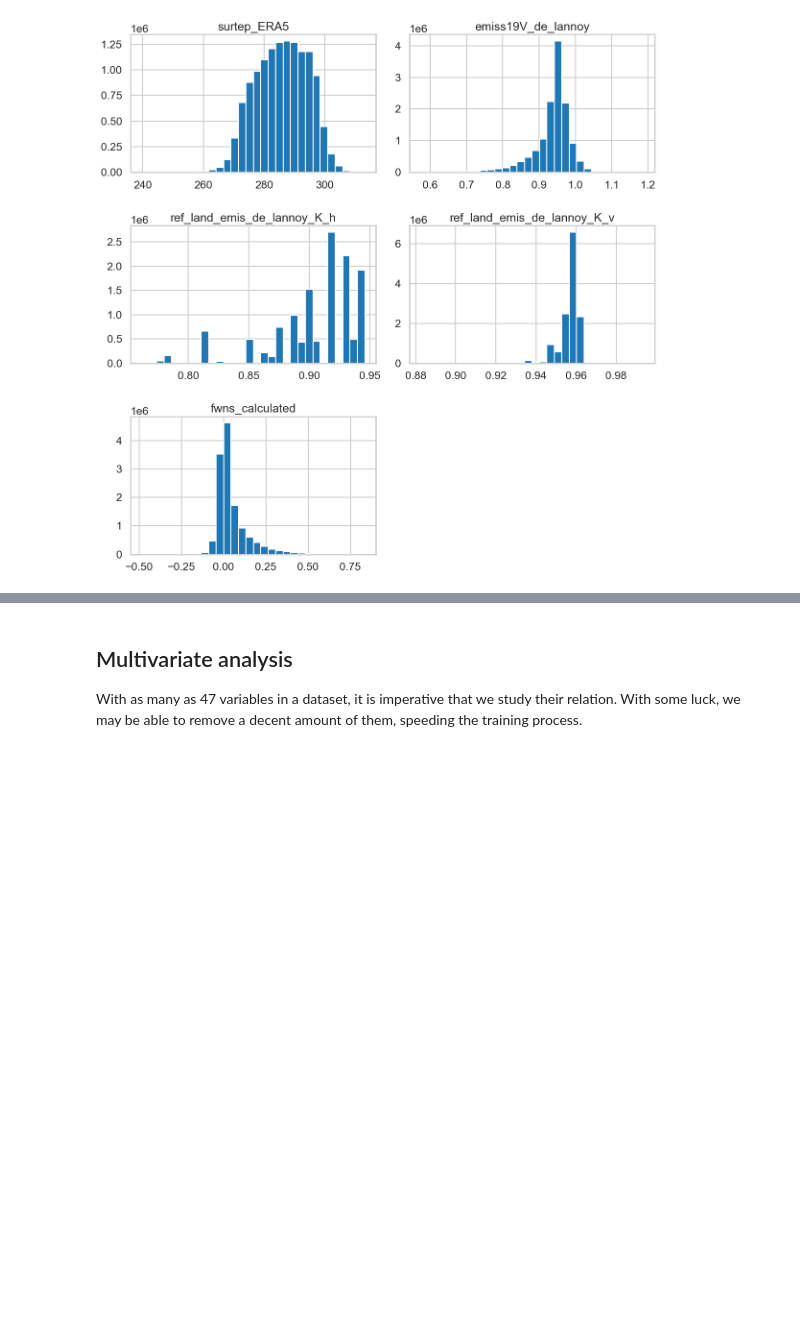
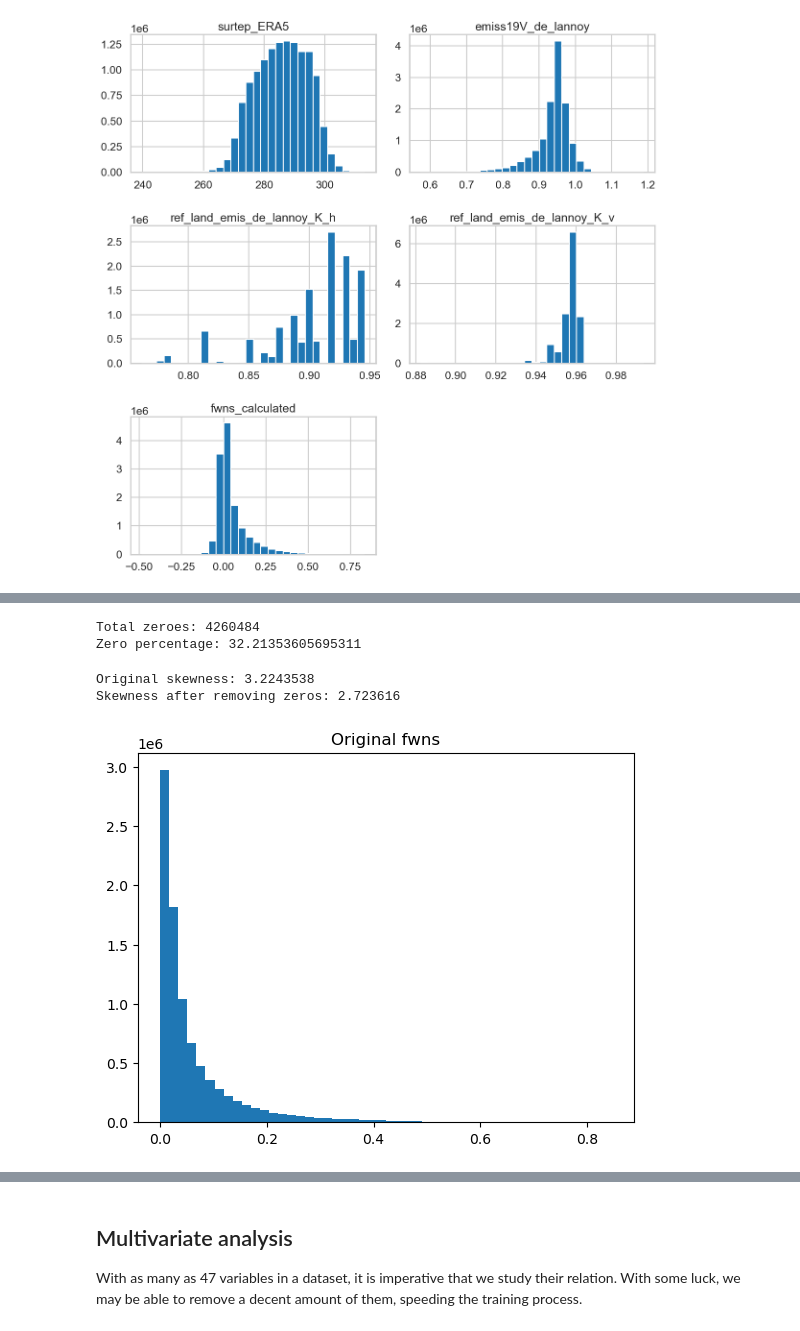
Before and after one commit to marcvem2AED/ML-framework-for-SWF-retrieval, a Jupyter notebook: Data_analysis.ipynb, the cells around one changed output, grey strips where cells are left out. Saved outputs shown, nothing was run; the diff lists cells and outputs as text; code cells hidden in the pictures; blank space fills up the shorter version.

```diff
--- a/Data_analysis.ipynb
+++ b/Data_analysis.ipynb
@@ -132,0 +140,20 @@ plt.show()
+# %%
+# Remove zeros (and any non-positive values just to be safe)
+print("Total zeroes:", len(df[df['fwns'] == 0]))
+print("Zero percentage:", len(df[df['fwns'] == 0]) / len(df) * 100)
+x_pos = df['fwns'][df['fwns'] > 0]
+# %% [output]
+Total zeroes: 4260484
+Zero percentage: 32.21353605695311
+# %%
+print("Original skewness:", stats.skew(df['fwns']))
+print("Skewness after removing zeros:", stats.skew(x_pos))
+
+plt.figure()
+plt.hist(x_pos, bins=50)
+plt.title("Original fwns")
+plt.show()
+# %% [output]
+Original skewness: 3.2243538
+Skewness after removing zeros: 2.723616
+[figure, added]
```
Also changed, not shown: parts of 24 cells of this notebook, 3 other files.
